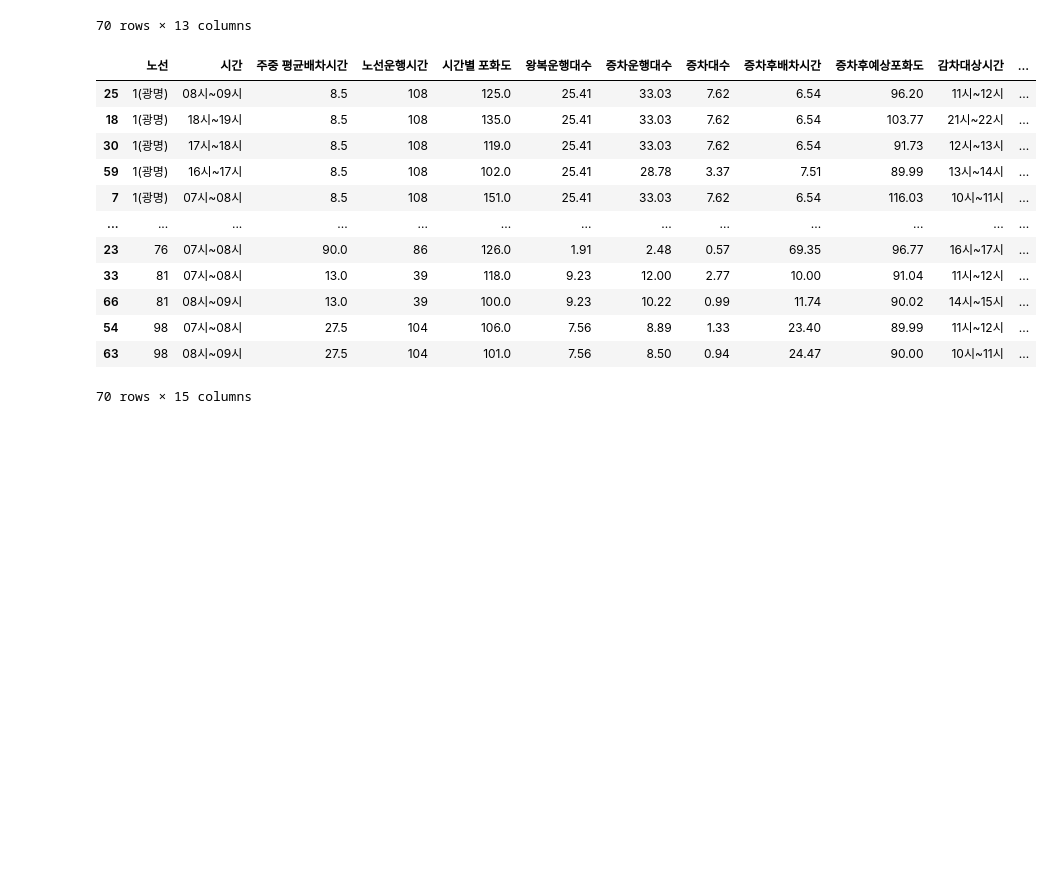
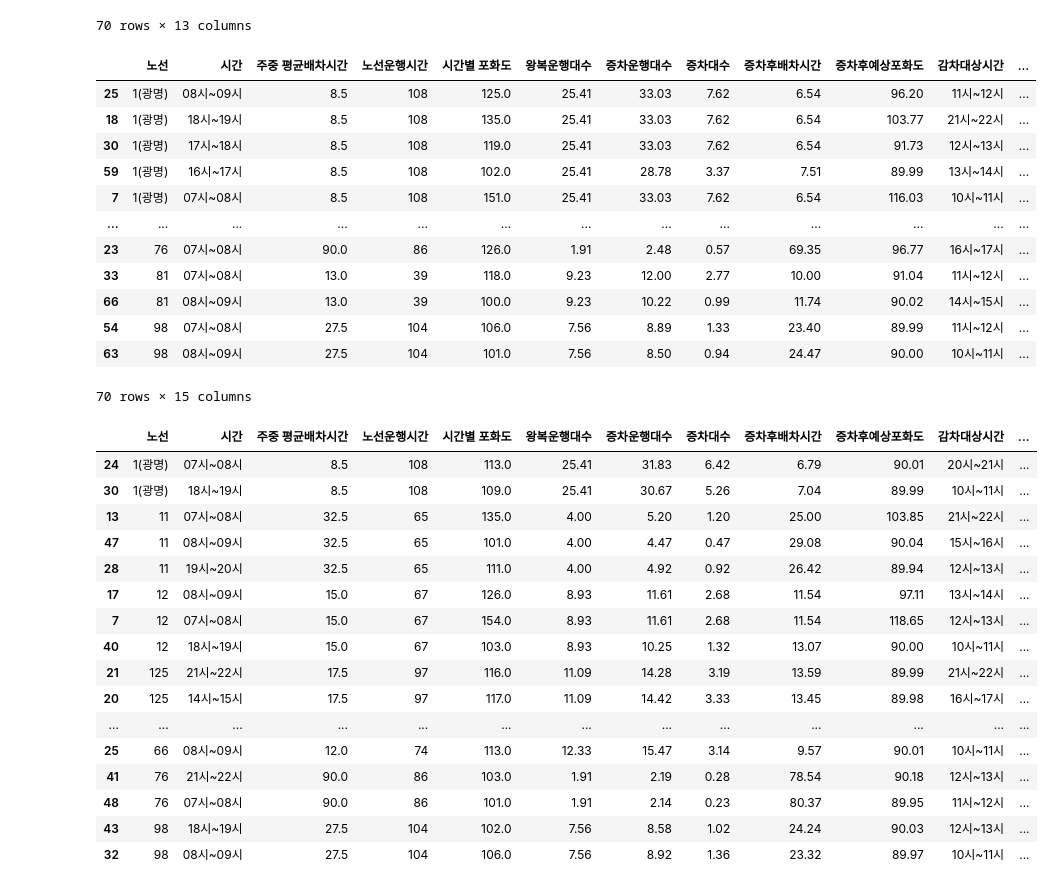
Before and after one commit to mugju/Big_data_Siheung_project, a Jupyter notebook: 시흥시경유 버스노선 포화도분석.ipynb, the cells around one changed output. Saved outputs shown, nothing was run; the diff lists cells and outputs as text; code cells hidden in the pictures; blank space fills up the shorter version.

```diff
--- a/시흥시경유 버스노선 포화도분석.ipynb
+++ b/시흥시경유 버스노선 포화도분석.ipynb
@@ -465,7 +465,7 @@ def compare(df,dfU):
         #가장 승차수 적은 시간대 찾기(7시 ~ 22시 사이)
         #이외의 시간들은 종료 시점이라 의미 없을 가능성 多
         leastlist=[]
-        for a in range(12):
+        for a in range(15):
             #시간별 포화도의 오름차순으로 정렬해서 포화도 낮은순으로 리스트에 추가
             l=df[df['노선']==busNum].sort_values(by=['시간별 포화도'],axis=0,ascending=True).iloc[a]
             if l['시간'] not in ['22시~23시','23시~24시','00시~01시','01시~02시','02시~03시','03시~04시','04시~05시','05시~06시','06시~07시']:
@@ -474,7 +474,13 @@ def compare(df,dfU):
         #print(count)
         #감차할 시간대 데이터
         #if count > 6 : count == 6
-        least=leastlist[count]
+
+        #least=leastlist[count]
+        try :
+            least=leastlist[count]
+        except:
+            while(count>9): count = count - 1
+            least=leastlist[count]
 
 
         #노선 감차 시간대 데이터 dfL에 추가
@@ -559,4 +565,29 @@ dfL
 | 54 | 98 | 07시~08시 | 27.5 | 104 | 106.0 | 7.56 | 8.89 | 1.33 | 23.40 | 89.99 | 11시~12시 | ... |
 | 63 | 98 | 08시~09시 | 27.5 | 104 | 101.0 | 7.56 | 8.50 | 0.94 | 24.47 | 90.00 | 10시~11시 | ... |
 70 rows × 15 columns
+# %%
+df=readSaturation("포화도결과파일/시흥시 경유노선 21년 1월 포화도 산출파일.csv")
+dfU111=dynamicTime(df111)
+toCsv("탄력적배차결과파일/1월 동적 배차시간.csv",dfU111)
+dfL111=compare(df111,dfU111)
+toCsv("탄력적배차결과파일/1월 증차, 감차 대상 비교 분석.csv",dfL111)
+dfL111
+# %% [output]
+|  | 노선 | 시간 | 주중 평균배차시간 | 노선운행시간 | 시간별 포화도 | 왕복운행대수 | 증차운행대수 | 증차대수 | 증차후배차시간 | 증차후예상포화도 | 감차대상시간 | ... |
+| 24 | 1(광명) | 07시~08시 | 8.5 | 108 | 113.0 | 25.41 | 31.83 | 6.42 | 6.79 | 90.01 | 20시~21시 | ... |
+| 30 | 1(광명) | 18시~19시 | 8.5 | 108 | 109.0 | 25.41 | 30.67 | 5.26 | 7.04 | 89.99 | 10시~11시 | ... |
+| 13 | 11 | 07시~08시 | 32.5 | 65 | 135.0 | 4.00 | 5.20 | 1.20 | 25.00 | 103.85 | 21시~22시 | ... |
+| 47 | 11 | 08시~09시 | 32.5 | 65 | 101.0 | 4.00 | 4.47 | 0.47 | 29.08 | 90.04 | 15시~16시 | ... |
+| 28 | 11 | 19시~20시 | 32.5 | 65 | 111.0 | 4.00 | 4.92 | 0.92 | 26.42 | 89.94 | 12시~13시 | ... |
+| 17 | 12 | 08시~09시 | 15.0 | 67 | 126.0 | 8.93 | 11.61 | 2.68 | 11.54 | 97.11 | 13시~14시 | ... |
+| 7 | 12 | 07시~08시 | 15.0 | 67 | 154.0 | 8.93 | 11.61 | 2.68 | 11.54 | 118.65 | 12시~13시 | ... |
+| 40 | 12 | 18시~19시 | 15.0 | 67 | 103.0 | 8.93 | 10.25 | 1.32 | 13.07 | 90.00 | 10시~11시 | ... |
+| 21 | 125 | 21시~22시 | 17.5 | 97 | 116.0 | 11.09 | 14.28 | 3.19 | 13.59 | 89.99 | 21시~22시 | ... |
+| 20 | 125 | 14시~15시 | 17.5 | 97 | 117.0 | 11.09 | 14.42 | 3.33 | 13.45 | 89.98 | 16시~17시 | ... |
+| ... | ... | ... | ... | ... | ... | ... | ... | ... | ... | ... | ... | ... |
+| 25 | 66 | 08시~09시 | 12.0 | 74 | 113.0 | 12.33 | 15.47 | 3.14 | 9.57 | 90.01 | 10시~11시 | ... |
+| 41 | 76 | 21시~22시 | 90.0 | 86 | 103.0 | 1.91 | 2.19 | 0.28 | 78.54 | 90.18 | 12시~13시 | ... |
+| 48 | 76 | 07시~08시 | 90.0 | 86 | 101.0 | 1.91 | 2.14 | 0.23 | 80.37 | 89.95 | 11시~12시 | ... |
+| 43 | 98 | 18시~19시 | 27.5 | 104 | 102.0 | 7.56 | 8.58 | 1.02 | 24.24 | 90.03 | 12시~13시 | ... |
+| 32 | 98 | 08시~09시 | 27.5 | 104 | 106.0 | 7.56 | 8.92 | 1.36 | 23.32 | 89.97 | 10시~11시 | ... |
 # %%
```
Also changed, not shown: parts of 2 cells of this notebook, 11 other files.
